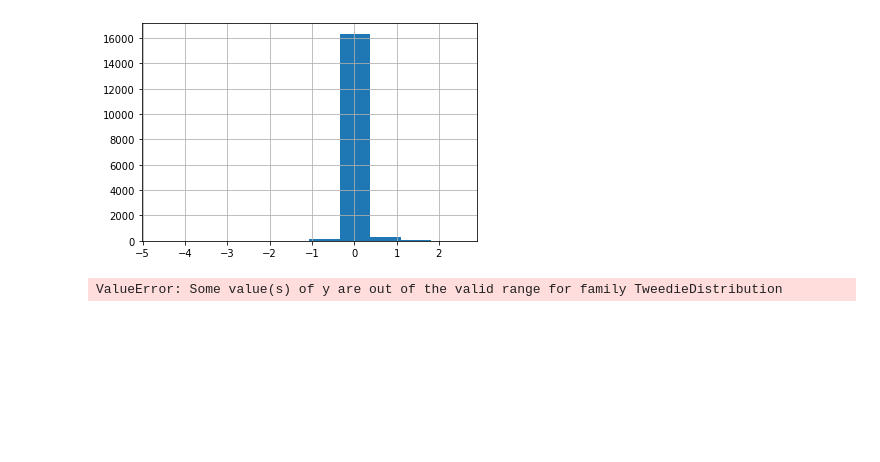
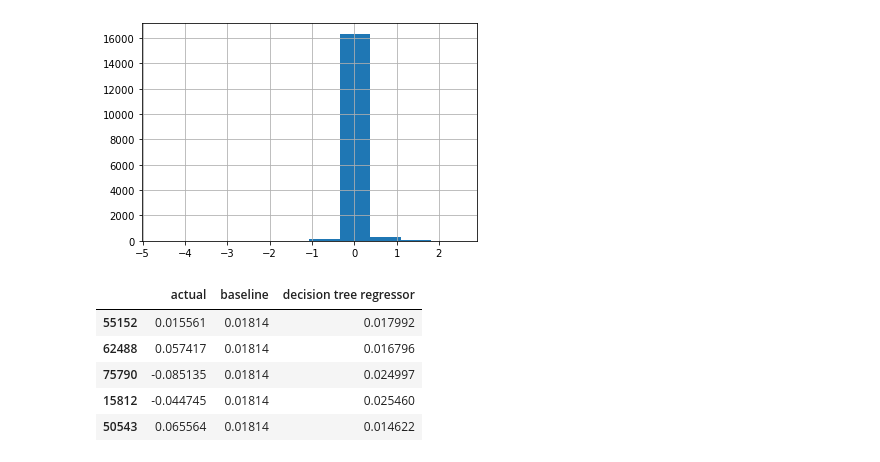
Before and after one commit to NSharick/clustering-project, a Jupyter notebook: exploration_notebook_2_clustering_project.ipynb, the cells around one changed output. Drawn from its saved outputs; the diff is of its cells as text; code cells hidden in the pictures; blank space fills up the shorter version.

```diff
--- a/exploration_notebook_2_clustering_project.ipynb
+++ b/exploration_notebook_2_clustering_project.ipynb
@@ -1376,18 +1377,17 @@ x_validate_features = lrmodel_val1_df[['bedbathsqft_cluster_1', 'bedbathsqft_clu
 y_validate_features = validate1[['logerror']]
 
 m5d1_predictions = pd.DataFrame({'actual': validate1.logerror})
-#add a baseline column to the predictions dataframe with median home price
 m5d1_predictions['baseline'] = validate1.logerror.mean()
-#create the polynomial model object
 
-glm = TweedieRegressor(power=1, alpha=0)
-glm.fit(x_train_features, y_train_features)
+dtr = DecisionTreeRegressor(random_state = 123)
+dtr.fit(x_train_features, y_train_features)
+m5d1_predictions['decision tree regressor'] = dtr.predict(x_validate_features)
 
-m5d1_predictions['tweddie'] = glm.predict(x_validate_features)
-#calculate the mean squared error for the baseline and model predictions against the actual home prices
 def calculate_mse_13(y_predicted):
     return mean_squared_error(m5d1_predictions.actual, y_predicted)
-##########################
+
+###################
+
 x_train_features = lrmodel_train2_df[['bedbathsqft_cluster_1', 'bedbathsqft_cluster_2', 'latlong_cluster_1', 'latlong_cluster_2',
        'latlong_cluster_3']]
 y_train_features = train2[['logerror']]
@@ -1396,17 +1396,17 @@ x_validate_features = lrmodel_val2_df[['bedbathsqft_cluster_1', 'bedbathsqft_clu
 y_validate_features = validate2[['logerror']]
 
 m5d2_predictions = pd.DataFrame({'actual': validate2.logerror})
-#add a baseline column to the predictions dataframe with median home price
 m5d2_predictions['baseline'] = validate2.logerror.mean()
 
-glm = TweedieRegressor(power=1, alpha=0)
-glm.fit(x_train_features, y_train_features)
+dtr = DecisionTreeRegressor(random_state = 123)
+dtr.fit(x_train_features, y_train_features)
+m5d2_predictions['decision tree regressor'] = dtr.predict(x_validate_features)
 
-m5d2_predictions['tweddie'] = glm.predict(x_validate_features)
-#calculate the mean squared error for the baseline and model predictions against the actual home prices
 def calculate_mse_14(y_predicted):
     return mean_squared_error(m5d2_predictions.actual, y_predicted)
-###########################
+
+###################
+
 x_train_features = lrmodel_train3_df[['bedbathsqft_cluster_1', 'bedbathsqft_cluster_2', 'latlong_cluster_1', 'latlong_cluster_2',
        'latlong_cluster_3']]
 y_train_features = train3[['logerror']]
@@ -1415,17 +1415,20 @@ x_validate_features = lrmodel_val3_df[['bedbathsqft_cluster_1', 'bedbathsqft_clu
 y_validate_features = validate3[['logerror']]
 
 m5d3_predictions = pd.DataFrame({'actual': validate3.logerror})
-#add a baseline column to the predictions dataframe with median home price
 m5d3_predictions['baseline'] = validate3.logerror.mean()
 
-glm = TweedieRegressor(power=1, alpha=0)
-glm.fit(x_train_features, y_train_features)
+dtr = DecisionTreeRegressor(random_state = 123)
+dtr.fit(x_train_features, y_train_features)
+m5d3_predictions['decision tree regressor'] = dtr.predict(x_validate_features)
 
-
-
-m5d3_predictions['polynomial only interaction'] = glm.predict(x_validate_features)
-#calculate the mean squared error for the baseline and model predictions against the actual home prices
 def calculate_mse_15(y_predicted):
     return mean_squared_error(m5d3_predictions.actual, y_predicted)
-# %% [output]
-ValueError: Some value(s) of y are out of the valid range for family TweedieDistribution
+# %%
+m5d1_predictions.head()
+# %% [output]
+|  | actual | baseline | decision tree regressor |
+| 55152 | 0.015561 | 0.01814 | 0.017992 |
+| 62488 | 0.057417 | 0.01814 | 0.016796 |
+| 75790 | -0.085135 | 0.01814 | 0.024997 |
+| 15812 | -0.044745 | 0.01814 | 0.025460 |
+| 50543 | 0.065564 | 0.01814 | 0.014622 |
```
Also changed, not shown: parts of 16 cells of this notebook, 1 other file.
